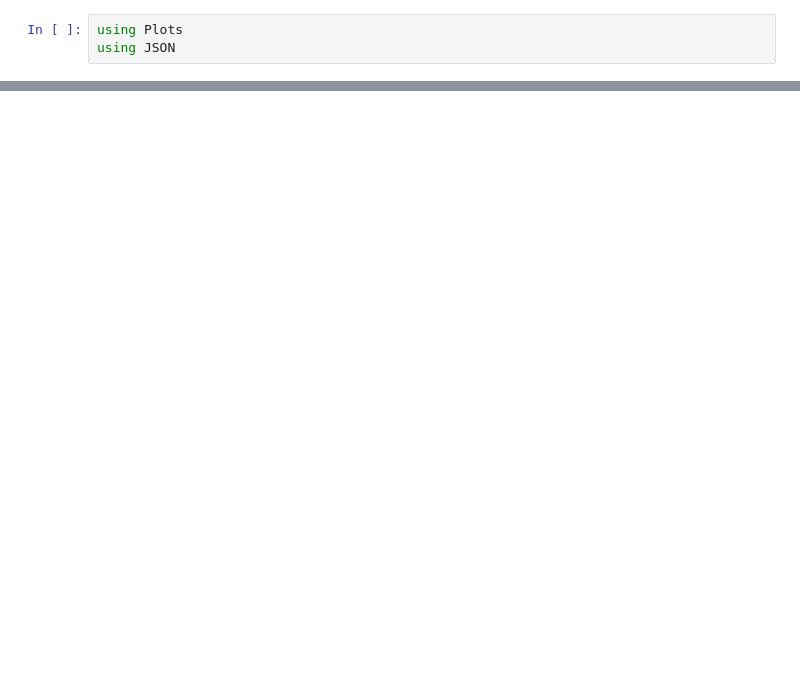
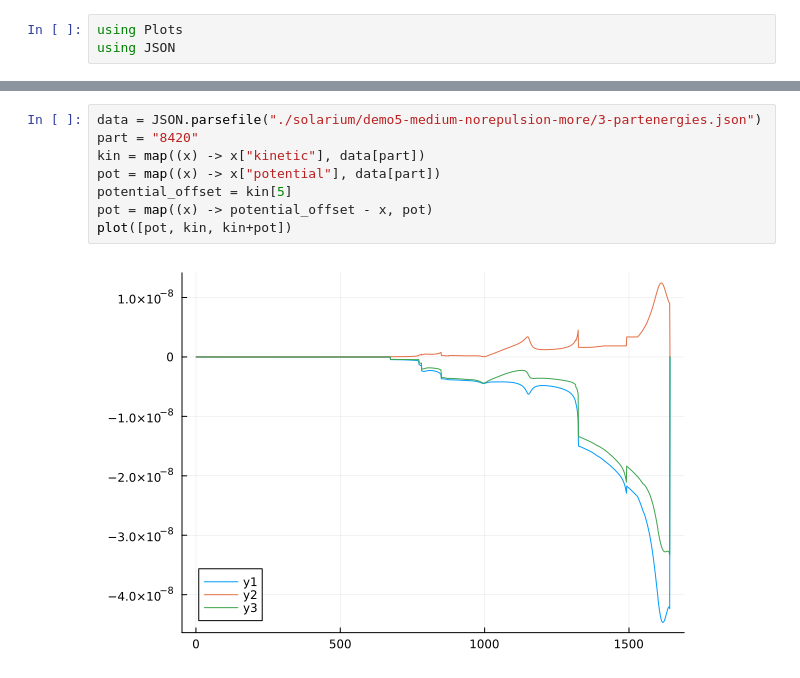
Before and after one commit to danya02/study_2023-2024_mathmod, a Jupyter notebook: project-group/stage4/work/vis-chart.ipynb, the cells around one changed output, grey strips where cells are left out. Drawn from its saved outputs; the diff is of its cells as text; blank space fills up the shorter version.

```diff
--- a/project-group/stage4/work/vis-chart.ipynb
+++ b/project-group/stage4/work/vis-chart.ipynb
@@ -18,0 +22,10 @@ plot(data["active_particles"])
+# %%
+data = JSON.parsefile("./solarium/demo5-medium-norepulsion-more/3-partenergies.json")
+part = "8420"
+kin = map((x) -> x["kinetic"], data[part])
+pot = map((x) -> x["potential"], data[part])
+potential_offset = kin[5]
+pot = map((x) -> potential_offset - x, pot)
+plot([pot, kin, kin+pot])
+# %% [output]
+[figure, added]
```
Also changed, not shown: parts of 4 cells of this notebook, 19 other files.
